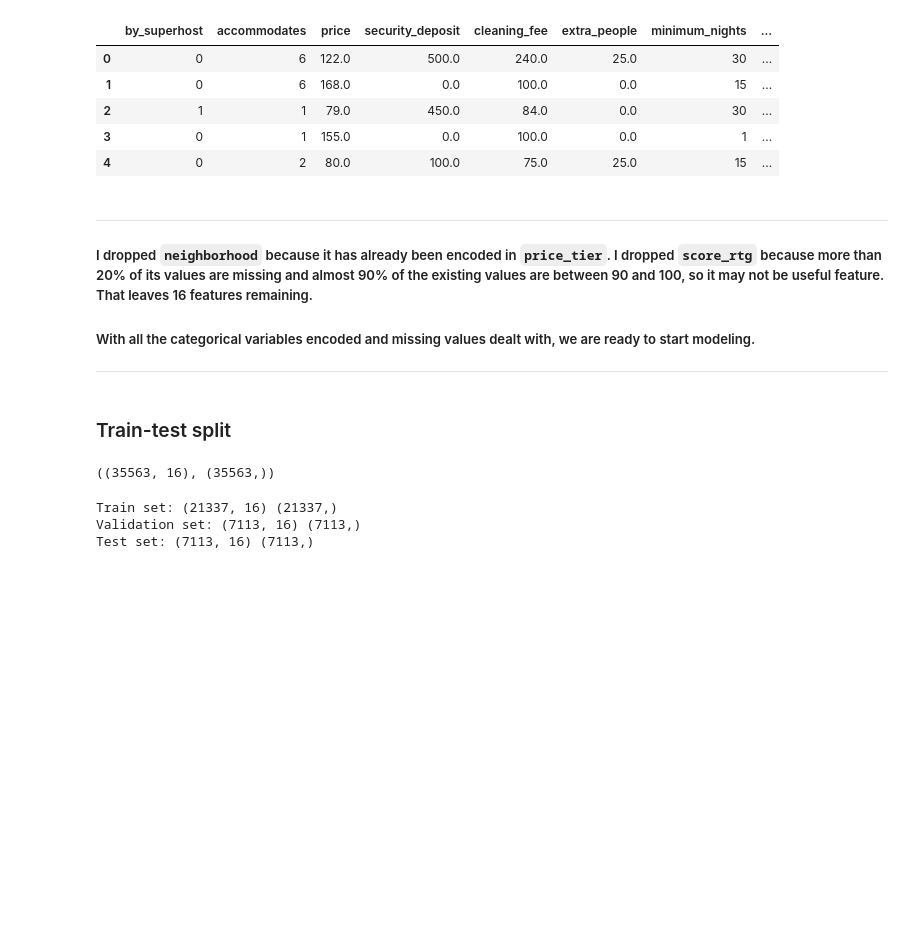
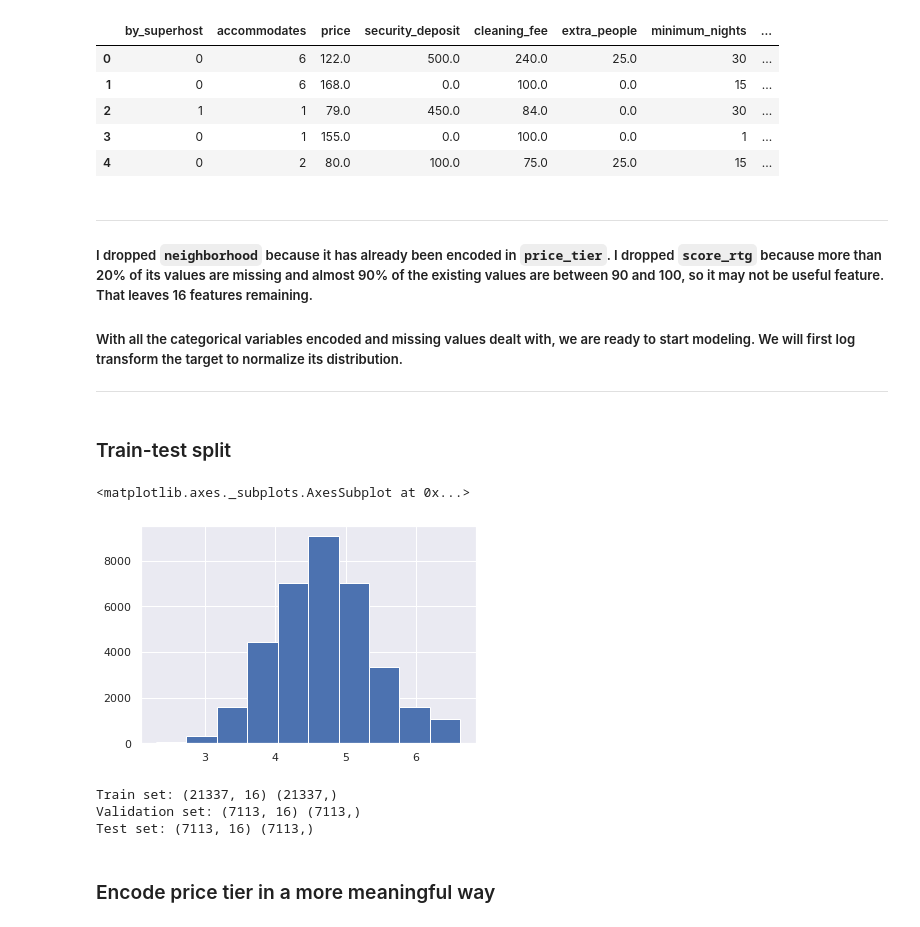
Before and after one commit to tri-bui/airbnb-la-listings, a Jupyter notebook: 3-modeling.ipynb, the cells around one changed output. Cells and saved outputs as stored; diff of their text form; code cells hidden in the pictures; blank space fills up the shorter version.

Commit message:
Run linear models

```diff
--- a/3-modeling.ipynb
+++ b/3-modeling.ipynb
@@ -342,17 +347,18 @@ df.head()
 ***
 ##### I dropped `neighborhood` because it has already been encoded in `price_tier`. I dropped `score_rtg` because more than 20% of its values are missing and almost 90% of the existing values are between 90 and 100, so it may not be useful feature. That leaves 16 features remaining.
 
-##### With all the categorical variables encoded and missing values dealt with, we are ready to start modeling.
+##### With all the categorical variables encoded and missing values dealt with, we are ready to start modeling. We will first log transform the target to normalize its distribution.
 ***
 # %% [markdown]
 ### Train-test split
 # %%
-# Split data into features and target
+# Split data into features and log-transformed target
 X = df.drop('price', axis=1).copy()
-y = df['price'].copy()
-X.shape, y.shape
+y = utils.log_transform(df['price'])
+y.hist()
 # %% [output]
-((35563, 16), (35563,))
+<matplotlib.axes._subplots.AxesSubplot at 0x...>
+[figure, added]
 # %%
 # 60-20-20 split
 X_train, X_test, y_train, y_test = train_test_split(X, y, test_size=0.20, random_state=0)
@@ -365,3 +372,5 @@ print('Test set:', X_test.shape, y_test.shape)
 Train set: (21337, 16) (21337,)
 Validation set: (7113, 16) (7113,)
 Test set: (7113, 16) (7113,)
+# %% [markdown]
+### Encode price tier in a more meaningful way
```
Also changed, not shown: parts of 24 cells of this notebook, 1 other file.
